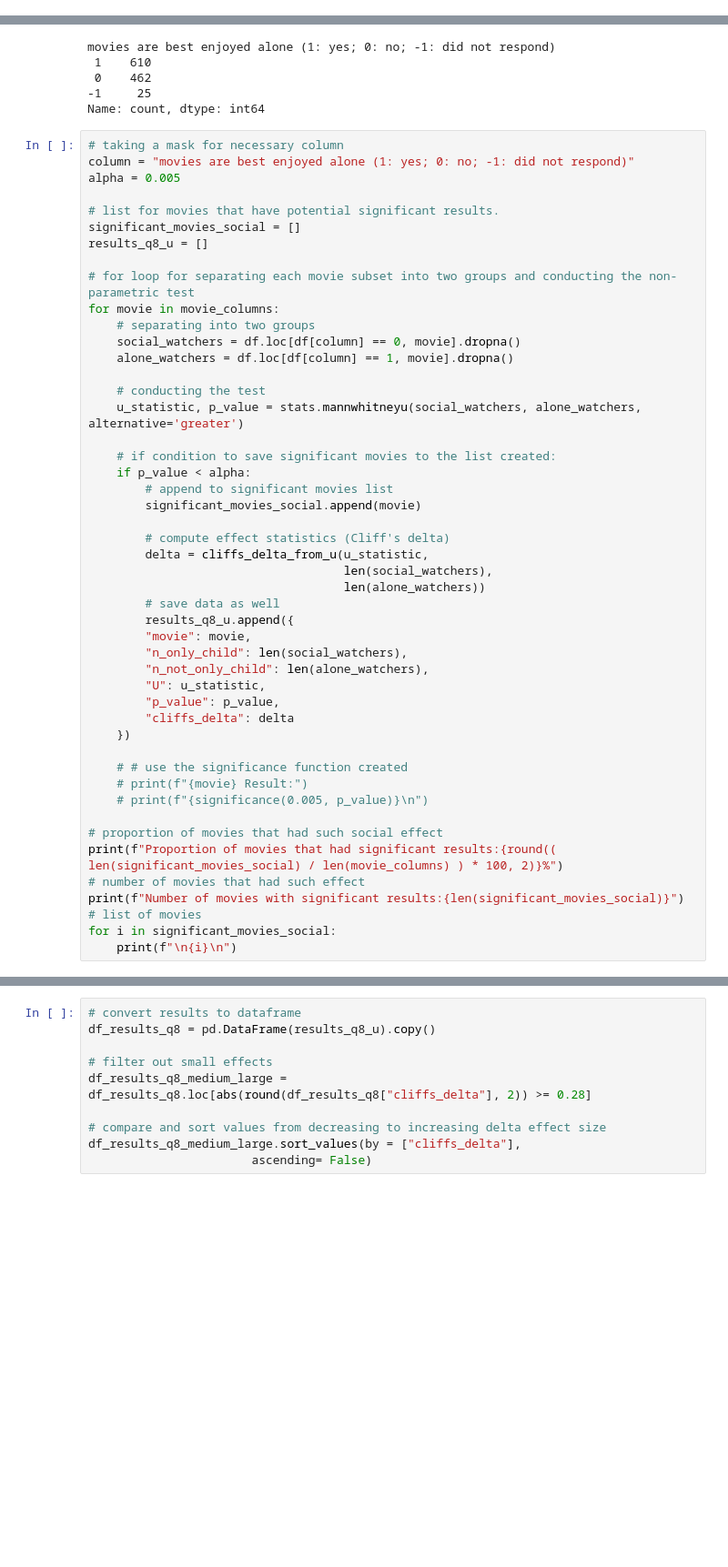
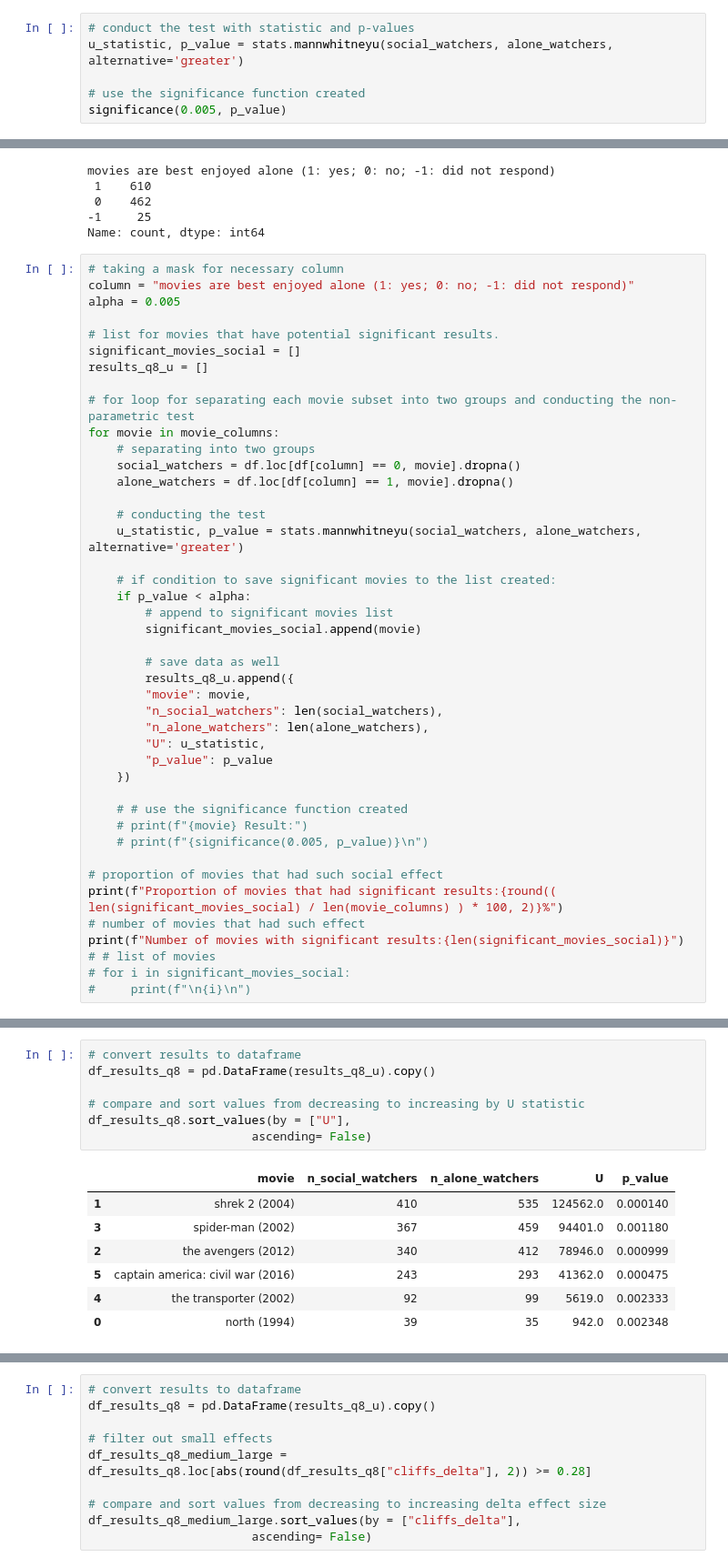
Before and after one commit to jtad96/hypothesis-testing-project, a Jupyter notebook: analyses/beibarys_questions7,8,9.ipynb, the cells around one changed output, grey strips where cells are left out. Shown at 91% size. Drawn from its saved outputs; the diff is of its cells as text; blank space fills up the shorter version.

```diff
--- a/analyses/beibarys_questions7,8,9.ipynb
+++ b/analyses/beibarys_questions7,8,9.ipynb
@@ -635,0 +766,6 @@ Cliff's delta provides a non-parametric effect size directly appropriate for the
+# %%
+# conduct the test with statistic and p-values
+u_statistic, p_value = stats.mannwhitneyu(social_watchers, alone_watchers, alternative='greater')
+
+# use the significance function created
+significance(0.005, p_value)
@@ -709,18 +849,13 @@ for movie in movie_columns:
         # append to significant movies list
         significant_movies_social.append(movie)
 
-        # compute effect statistics (Cliff's delta)
-        delta = cliffs_delta_from_u(u_statistic,
-                                    len(social_watchers),
-                                    len(alone_watchers))
         # save data as well
         results_q8_u.append({
         "movie": movie,
-        "n_only_child": len(social_watchers),
-        "n_not_only_child": len(alone_watchers),
+        "n_social_watchers": len(social_watchers),
+        "n_alone_watchers": len(alone_watchers),
         "U": u_statistic,
-        "p_value": p_value,
-        "cliffs_delta": delta
+        "p_value": p_value
     })
 
     # # use the significance function created
@@ -731,9 +866,9 @@ for movie in movie_columns:
 print(f"Proportion of movies that had significant results:{round(( len(significant_movies_social) / len(movie_columns) ) * 100, 2)}%")
 # number of movies that had such effect
 print(f"Number of movies with significant results:{len(significant_movies_social)}")
-# list of movies
-for i in significant_movies_social:
-    print(f"\n{i}\n")
+# # list of movies
+# for i in significant_movies_social:
+#     print(f"\n{i}\n")
 # %% [output]
 Proportion of movies that had significant results:1.5%
 Number of movies with significant results:6
@@ -779,0 +877,15 @@ We will filter-out small effects less than 0.28
+# %%
+# convert results to dataframe
+df_results_q8 = pd.DataFrame(results_q8_u).copy()
+
+# compare and sort values from decreasing to increasing by U statistic
+df_results_q8.sort_values(by = ["U"],
+                       ascending= False)
+# %% [output]
+|  | movie | n_social_watchers | n_alone_watchers | U | p_value |
+| 1 | shrek 2 (2004) | 410 | 535 | 124562.0 | 0.000140 |
+| 3 | spider-man (2002) | 367 | 459 | 94401.0 | 0.001180 |
+| 2 | the avengers (2012) | 340 | 412 | 78946.0 | 0.000999 |
+| 5 | captain america: civil war (2016) | 243 | 293 | 41362.0 | 0.000475 |
+| 4 | the transporter (2002) | 92 | 99 | 5619.0 | 0.002333 |
+| 0 | north (1994) | 39 | 35 | 942.0 | 0.002348 |
```
Also changed, not shown: parts of 41 cells of this notebook.
